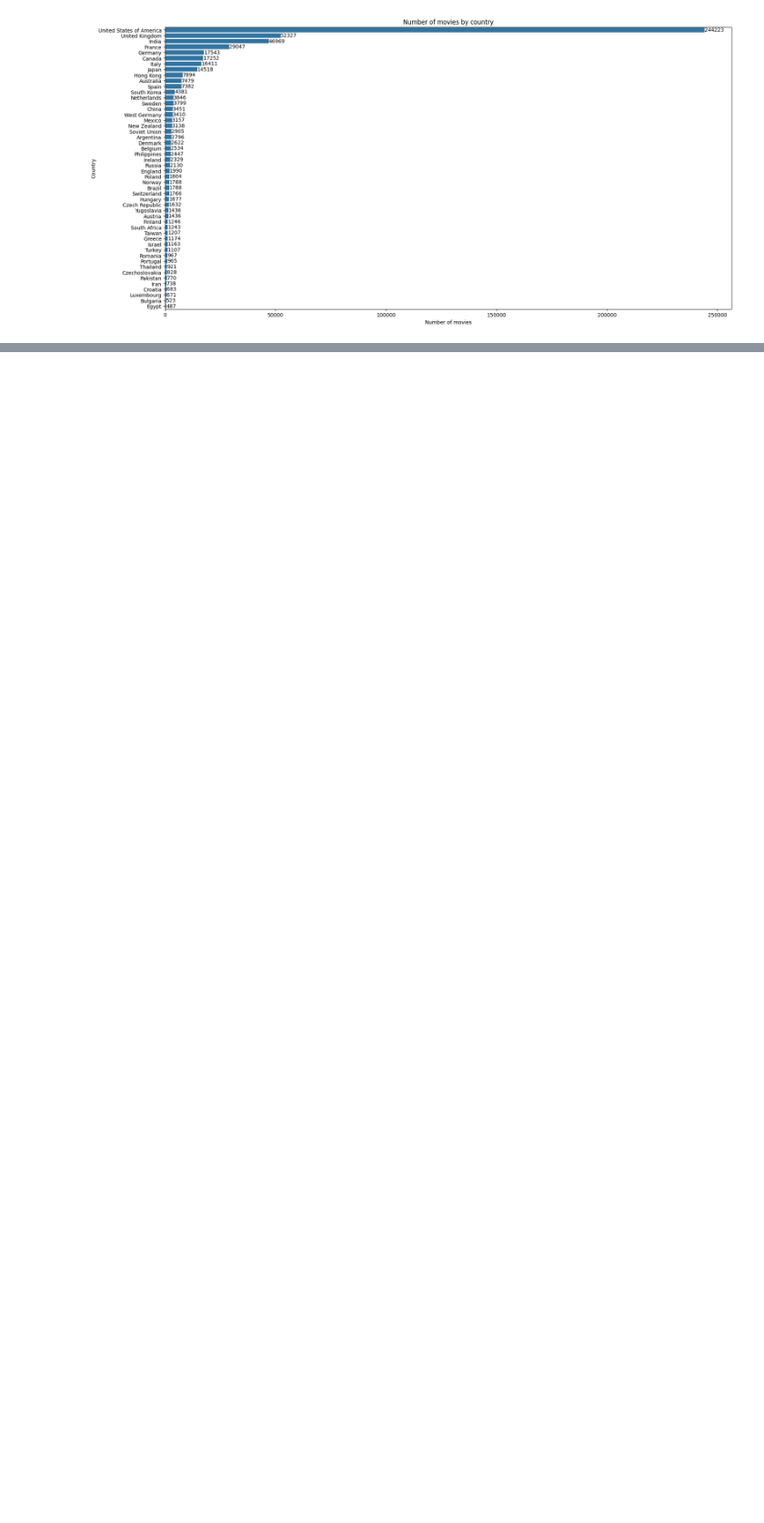
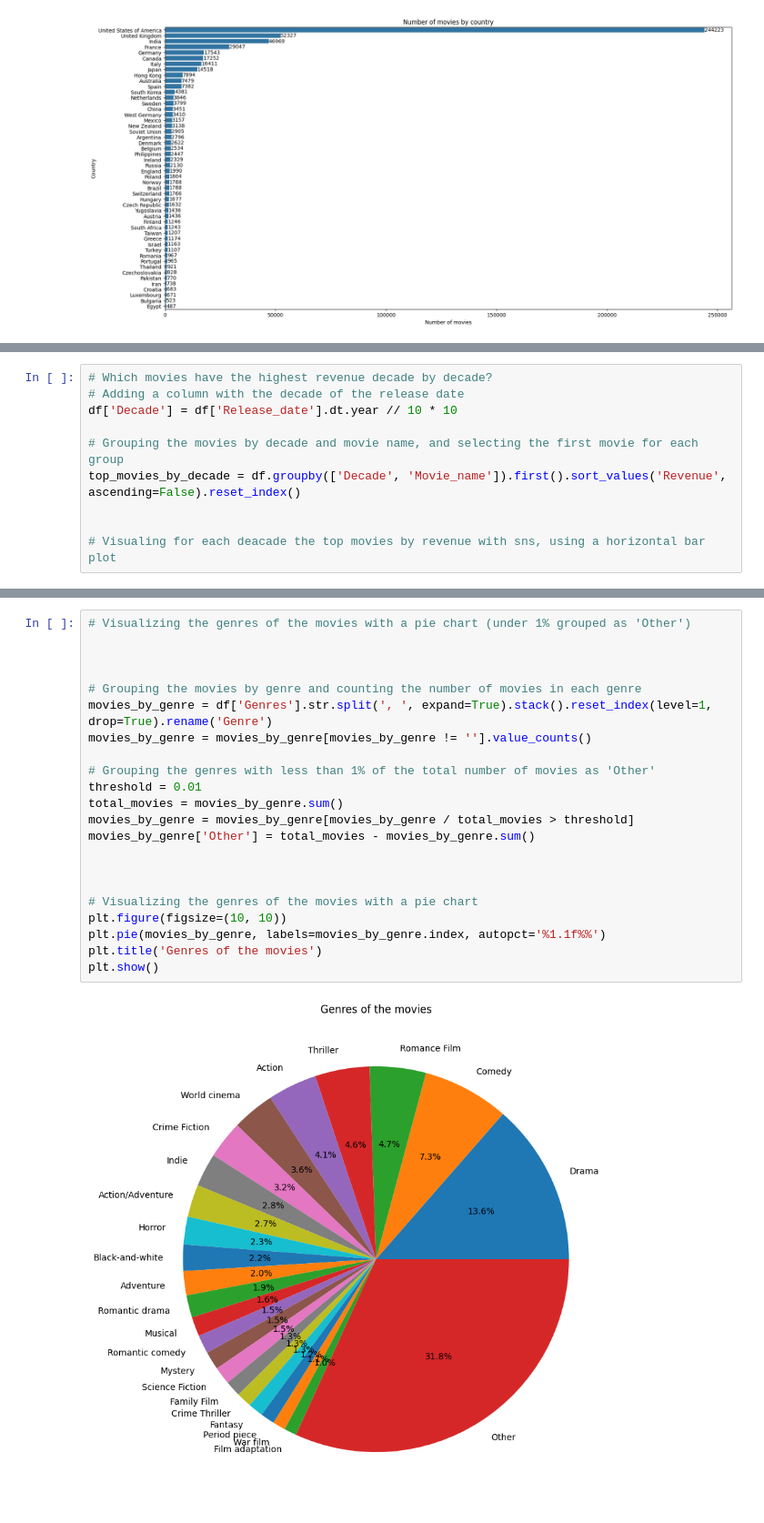
Before and after one commit to epfl-ada/ada-2024-project-dondata2025, a Jupyter notebook: pauline_preprocess.ipynb, the cells around one changed output, grey strips where cells are left out. Shown: that part at 91% size. Cells and saved outputs as stored; diff of their text form; blank space fills up the shorter version.

```diff
--- a/pauline_preprocess.ipynb
+++ b/pauline_preprocess.ipynb
@@ -355,0 +346,10 @@ For example, when doing 'df[col].method(value, inplace=True)', try using 'df.met
+# %%
+# Which movies have the highest revenue decade by decade?
+# Adding a column with the decade of the release date
+df['Decade'] = df['Release_date'].dt.year // 10 * 10
+
+# Grouping the movies by decade and movie name, and selecting the first movie for each group
+top_movies_by_decade = df.groupby(['Decade', 'Movie_name']).first().sort_values('Revenue', ascending=False).reset_index()
+
+
+# Visualing for each deacade the top movies by revenue with sns, using a horizontal bar plot
@@ -355,0 +358,24 @@ For example, when doing 'df[col].method(value, inplace=True)', try using 'df.met
+# %%
+# Visualizing the genres of the movies with a pie chart (under 1% grouped as 'Other')
+
+
+
+# Grouping the movies by genre and counting the number of movies in each genre
+movies_by_genre = df['Genres'].str.split(', ', expand=True).stack().reset_index(level=1, drop=True).rename('Genre')
+movies_by_genre = movies_by_genre[movies_by_genre != ''].value_counts()
+
+# Grouping the genres with less than 1% of the total number of movies as 'Other'
+threshold = 0.01
+total_movies = movies_by_genre.sum()
+movies_by_genre = movies_by_genre[movies_by_genre / total_movies > threshold]
+movies_by_genre['Other'] = total_movies - movies_by_genre.sum()
+
+
+
+# Visualizing the genres of the movies with a pie chart
+plt.figure(figsize=(10, 10))
+plt.pie(movies_by_genre, labels=movies_by_genre.index, autopct='%1.1f%%')
+plt.title('Genres of the movies')
+plt.show()
+# %% [output]
+[figure, added]
```
Also changed, not shown: parts of 8 cells of this notebook, 3 other files.
